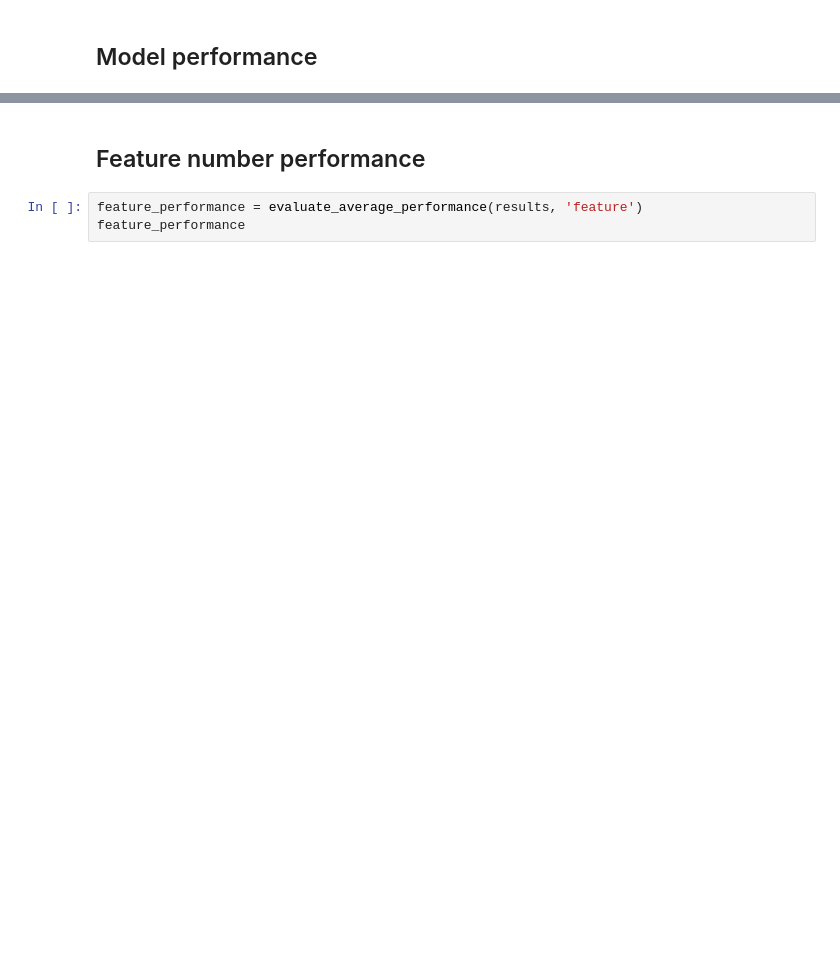
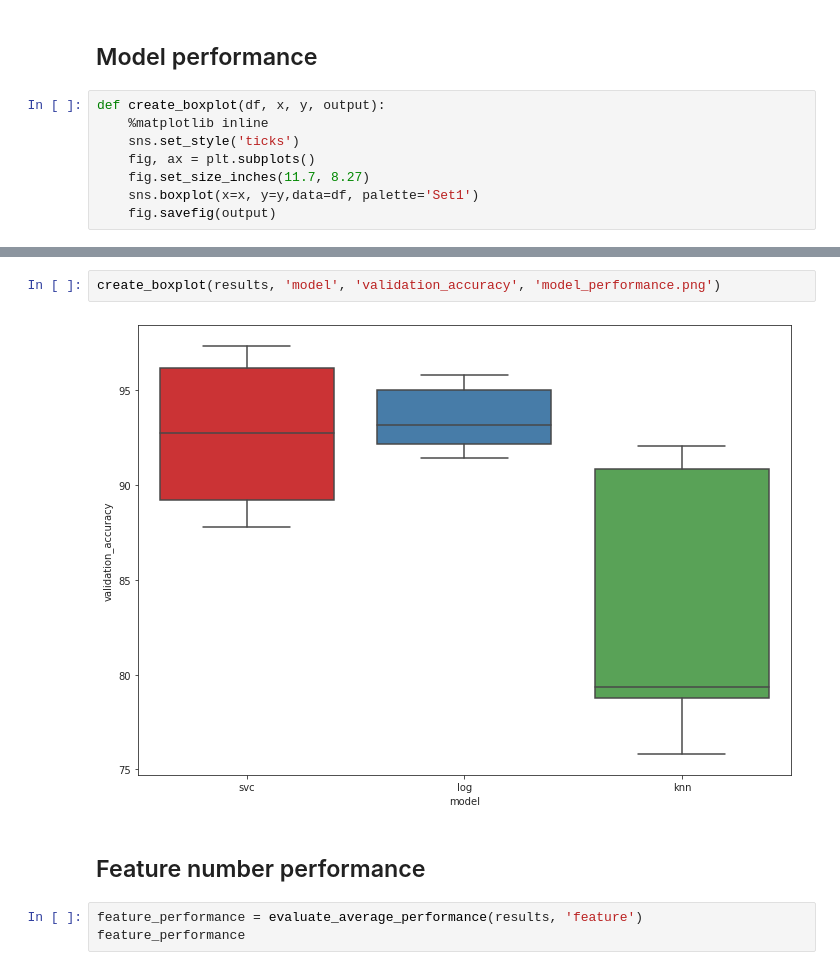
Before and after one commit to benjaminperucco/udacity-nano-mle, a Jupyter notebook: 5 Capstone/2 Project/3_postprocessing.ipynb, the cells around one changed output, grey strips where cells are left out. Saved outputs shown, nothing was run; the diff lists cells and outputs as text; blank space fills up the shorter version.

```diff
--- a/5 Capstone/2 Project/3_postprocessing.ipynb
+++ b/5 Capstone/2 Project/3_postprocessing.ipynb
@@ -187,5 +197,13 @@ results_log.head(results_log.shape[0]) # display all
 # %% [markdown]
 ## Model performance
+# %%
+def create_boxplot(df, x, y, output):
+    %matplotlib inline
+    sns.set_style('ticks')
+    fig, ax = plt.subplots()
+    fig.set_size_inches(11.7, 8.27)
+    sns.boxplot(x=x, y=y,data=df, palette='Set1')
+    fig.savefig(output)
 # %%
 model_performance = evaluate_average_performance(results, 'model')
 model_performance
@@ -196,5 +214,9 @@ model_performance
 | svc | 92.743333 |
 | knn | 83.640000 |
+# %%
+create_boxplot(results, 'model', 'validation_accuracy', 'model_performance.png')
+# %% [output]
+[figure, added]
 # %% [markdown]
 ## Feature number performance
 # %%
```
Also changed, not shown: parts of 10 cells of this notebook, 1 other file.
